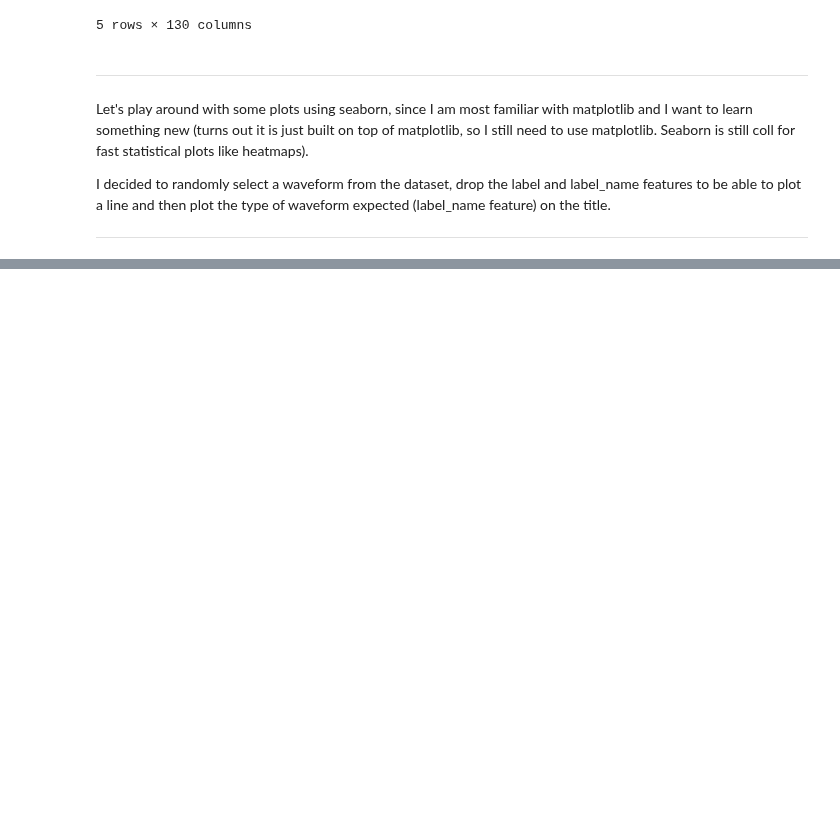
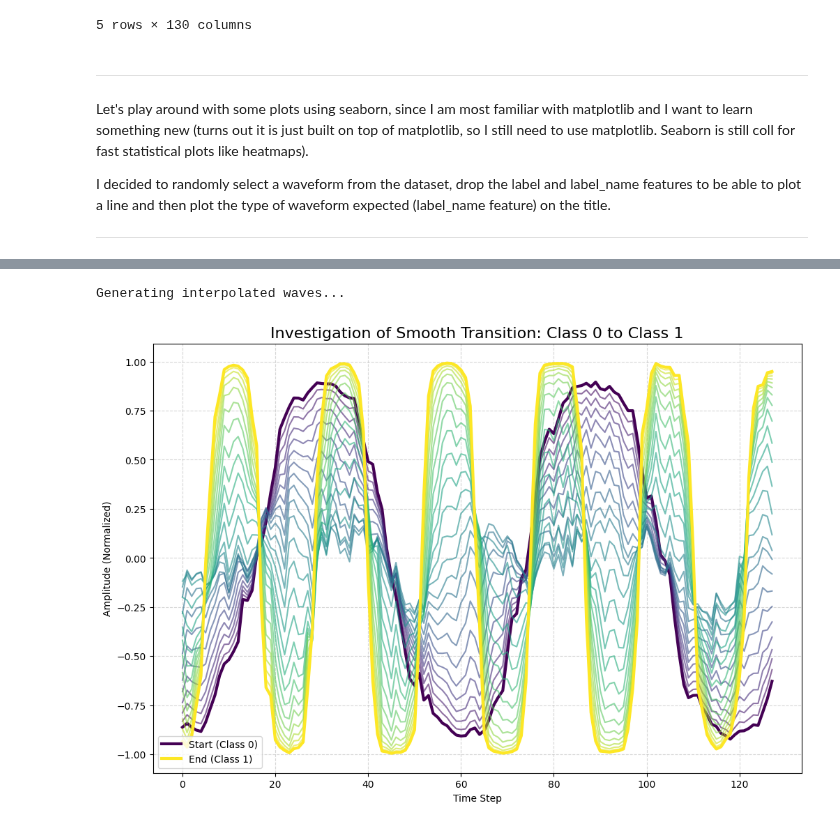
Before and after one commit to AndreHucke/gen_ai, a Jupyter notebook: VAE/waveform_manipulation.ipynb, the cells around one changed output, grey strips where cells are left out. Cells and saved outputs as stored; diff of their text form; code cells hidden in the pictures; blank space fills up the shorter version.

Commit message:
All the way to step 9. Need to update the markdown text.

```diff
--- a/VAE/waveform_manipulation.ipynb
+++ b/VAE/waveform_manipulation.ipynb
@@ -327,0 +631,70 @@ The Variational Autoencoder (VAE) was designed with an encoder that compresses 1
+# %%
+import torch
+import numpy as np
+import matplotlib.pyplot as plt
+
+# Select Start (Class 0) and End (Class 1) samples
+# We search the test set for the first instance of each class
+idx0 = np.where(y_test == 0)[0][0]
+idx1 = np.where(y_test == 1)[0][0]
+
+# Get their tensors and add batch dimension [1, 128]
+wave0 = test_dataset[idx0][0].unsqueeze(0)
+wave1 = test_dataset[idx1][0].unsqueeze(0)
+
+# Encode to get Latent Vectors (Mu)
+model.eval()
+with torch.no_grad():
+    _, mu0, _ = model(wave0)
+    _, mu1, _ = model(wave1)
+
+# Interpolate
+steps = 25
+# Create 10 steps from 0 to 1 (0% to 100% mixture)
+alphas = torch.linspace(0, 1, steps)
+interpolated_waveforms = []
+
+print("Generating interpolated waves...")
+with torch.no_grad():
+    for alpha in alphas:
+        # Linear Interpolation formula: z = (1-a)*start + a*end
+        z_interp = (1 - alpha) * mu0 + alpha * mu1
+
+        # Decode the interpolated latent vector
+        # Note: We manually pass it through decoder layers (fc3 -> fc4)
+        h3 = torch.nn.functional.relu(model.fc3(z_interp))
+        recon_interp = torch.tanh(model.fc4(h3))
+        interpolated_waveforms.append(recon_interp.squeeze().numpy())
+
+# Plot
+plt.figure(figsize=(12, 8))
+
+# Color map from Purple (Start) to Yellow (End)
+colors = plt.cm.viridis(np.linspace(0, 1, steps))
+
+for i, wave in enumerate(interpolated_waveforms):
+    # Highlight start and end lines
+    if i == 0:
+        label = "Start (Class 0)"
+        lw = 3
+        alpha_val = 1.0
+    elif i == steps - 1:
+        label = "End (Class 1)"
+        lw = 3
+        alpha_val = 1.0
+    else:
+        label = None
+        lw = 1.5
+        alpha_val = 0.6 # Make intermediates slightly transparent
+
+    plt.plot(wave, color=colors[i], linewidth=lw, alpha=alpha_val, label=label)
+
+plt.title('Investigation of Smooth Transition: Class 0 to Class 1', fontsize=16)
+plt.xlabel('Time Step')
+plt.ylabel('Amplitude (Normalized)')
+plt.legend()
+plt.grid(True, linestyle='--', alpha=0.5)
+plt.show()
+# %% [output]
+Generating interpolated waves...
+[figure, added]
```
Also changed, not shown: parts of 26 cells of this notebook.
